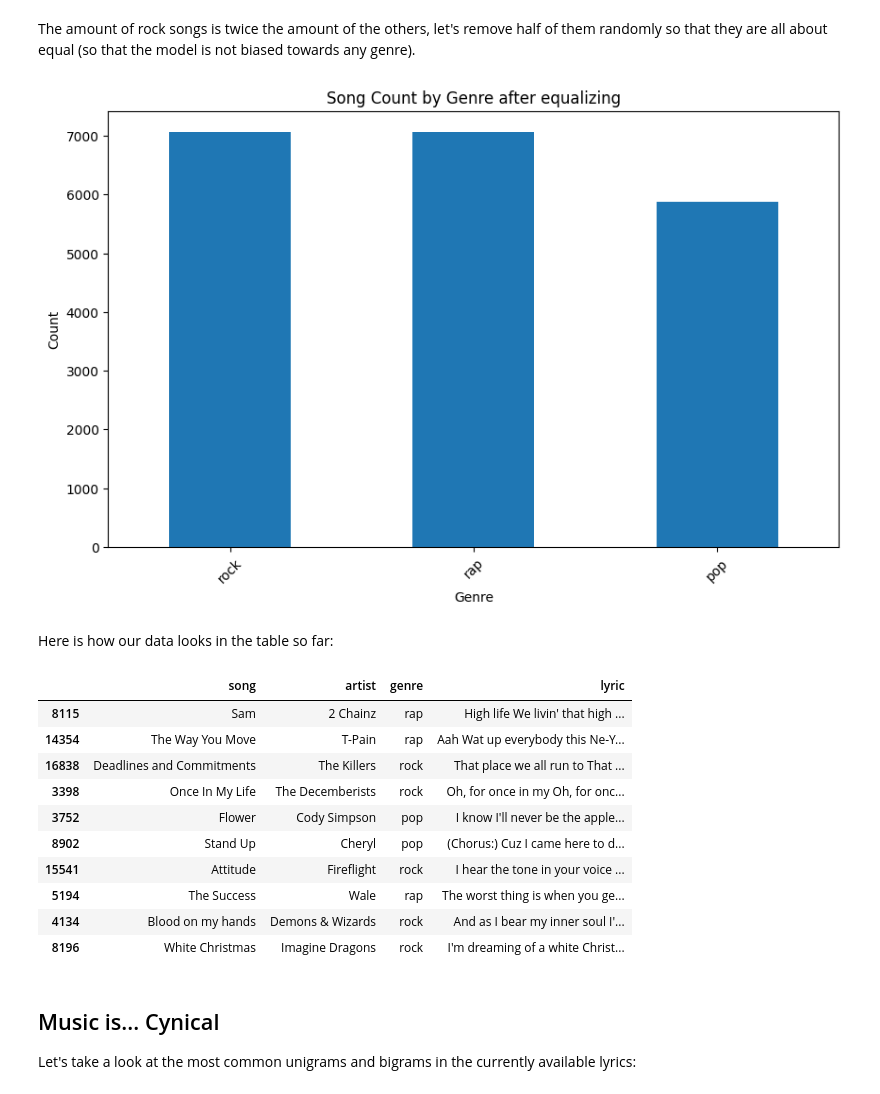
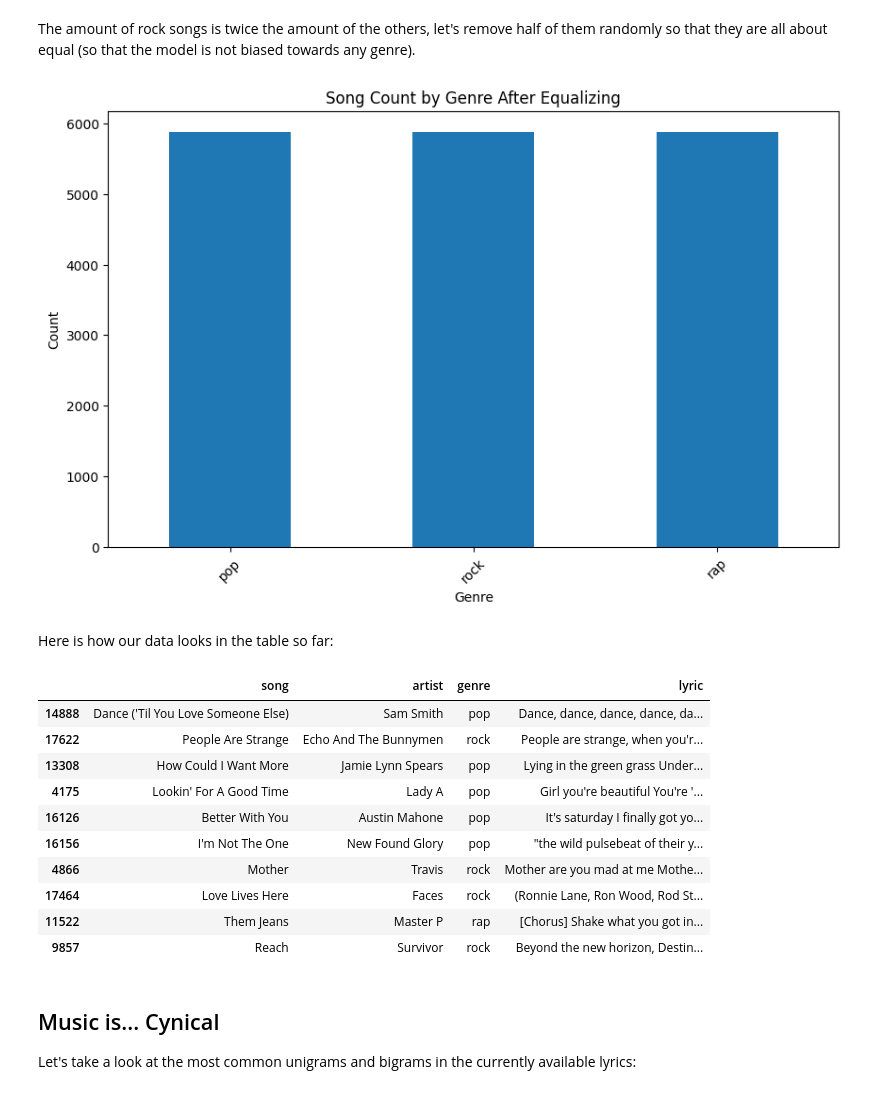
Before and after one commit to violeta-kastreva/predicting-music-genres, a Jupyter notebook: predicting-music-genres.ipynb, the cells around one changed output. Saved outputs shown, nothing was run; the diff lists cells and outputs as text; code cells hidden in the pictures.

```diff
--- a/predicting-music-genres.ipynb
+++ b/predicting-music-genres.ipynb
@@ -250,37 +304,43 @@ plt.show()
 # %% [markdown]
 The amount of rock songs is twice the amount of the others, let's remove half of them randomly so that they are all about equal (so that the model is not biased towards any genre).
 # %%
+import pandas as pd
+import matplotlib.pyplot as plt
+
+# Extract songs for each genre
 pop_songs = exclusive_genre_songs_df[exclusive_genre_songs_df['Single_Genre'] == 'pop']
 rock_songs = exclusive_genre_songs_df[exclusive_genre_songs_df['Single_Genre'] == 'rock']
 rap_songs = exclusive_genre_songs_df[exclusive_genre_songs_df['Single_Genre'] == 'rap']
 
-# Find the number of songs to match
-target_song_count = max(len(pop_songs), len(rap_songs))
+# Find the target song count (minimum count among the genres)
+target_song_count = min(len(pop_songs), len(rock_songs), len(rap_songs))
 
-# Downsample the rock songs
+# Downsample songs in 'rock' and 'rap' genres to match the target count
 rock_songs_downsampled = rock_songs.sample(n=target_song_count, random_state=42)
+rap_songs_downsampled = rap_songs.sample(n=target_song_count, random_state=42)
 
-balanced_songs_df = pd.concat([pop_songs, rock_songs_downsampled, rap_songs], ignore_index=True)
+# Combine the balanced datasets
+balanced_songs_df = pd.concat([pop_songs.sample(n=target_song_count, random_state=42),
+                               rock_songs_downsampled,
+                               rap_songs_downsampled],
+                              ignore_index=True)
 
+# Shuffle the dataset
 balanced_songs_df = balanced_songs_df.sample(frac=1, random_state=42).reset_index(drop=True)
 
+# Count the number of songs in each genre
+genre_counts = balanced_songs_df['Single_Genre'].value_counts()
 
-exploded_genres = balanced_songs_df['Single_Genre'].explode()
-
-# filter for only genres of interest
-genre_counts = exploded_genres[exploded_genres.isin(genres_of_interest)].value_counts()
-
-
-# create a bar chart of genres
+# Create a bar chart of genres
 plt.figure(figsize=(10, 6))
 genre_counts.plot(kind='bar')
-plt.title('Song Count by Genre after equalizing')
+plt.title('Song Count by Genre After Equalizing')
 plt.xlabel('Genre')
 plt.ylabel('Count')
 plt.xticks(rotation=45)
 plt.show()
 # %% [output]
-[figure, old version]
+[figure, new version]
 # %% [markdown]
 Here is how our data looks in the table so far:
 # %%
@@ -301,16 +361,16 @@ sample_df = sample_df[['song', 'artist', 'genre', 'lyric']]
 sample_df
 # %% [output]
 |  | song | artist | genre | lyric |
-| 8115 | Sam | 2 Chainz | rap | High life We livin' that high ... |
-| 14354 | The Way You Move | T-Pain | rap | Aah Wat up everybody this Ne-Y... |
-| 16838 | Deadlines and Commitments | The Killers | rock | That place we all run to That ... |
-| 3398 | Once In My Life | The Decemberists | rock | Oh, for once in my Oh, for onc... |
-| 3752 | Flower | Cody Simpson | pop | I know I'll never be the apple... |
-| 8902 | Stand Up | Cheryl | pop | (Chorus:) Cuz I came here to d... |
-| 15541 | Attitude | Fireflight | rock | I hear the tone in your voice ... |
-| 5194 | The Success | Wale | rap | The worst thing is when you ge... |
-| 4134 | Blood on my hands | Demons & Wizards | rock | And as I bear my inner soul I'... |
-| 8196 | White Christmas | Imagine Dragons | rock | I'm dreaming of a white Christ... |
+| 14888 | Dance ('Til You Love Someone Else) | Sam Smith | pop | Dance, dance, dance, dance, da... |
+| 17622 | People Are Strange | Echo And The Bunnymen | rock | People are strange, when you'r... |
+| 13308 | How Could I Want More | Jamie Lynn Spears | pop | Lying in the green grass Under... |
+| 4175 | Lookin' For A Good Time | Lady A | pop | Girl you're beautiful You're '... |
+| 16126 | Better With You | Austin Mahone | pop | It's saturday I finally got yo... |
+| 16156 | I'm Not The One | New Found Glory | pop | "the wild pulsebeat of their y... |
+| 4866 | Mother | Travis | rock | Mother are you mad at me Mothe... |
+| 17464 | Love Lives Here | Faces | rock | (Ronnie Lane, Ron Wood, Rod St... |
+| 11522 | Them Jeans | Master P | rap | [Chorus] Shake what you got in... |
+| 9857 | Reach | Survivor | rock | Beyond the new horizon, Destin... |
 # %% [markdown]
 ## Music is... Cynical
 
```
Also changed, not shown: parts of 29 cells of this notebook.
